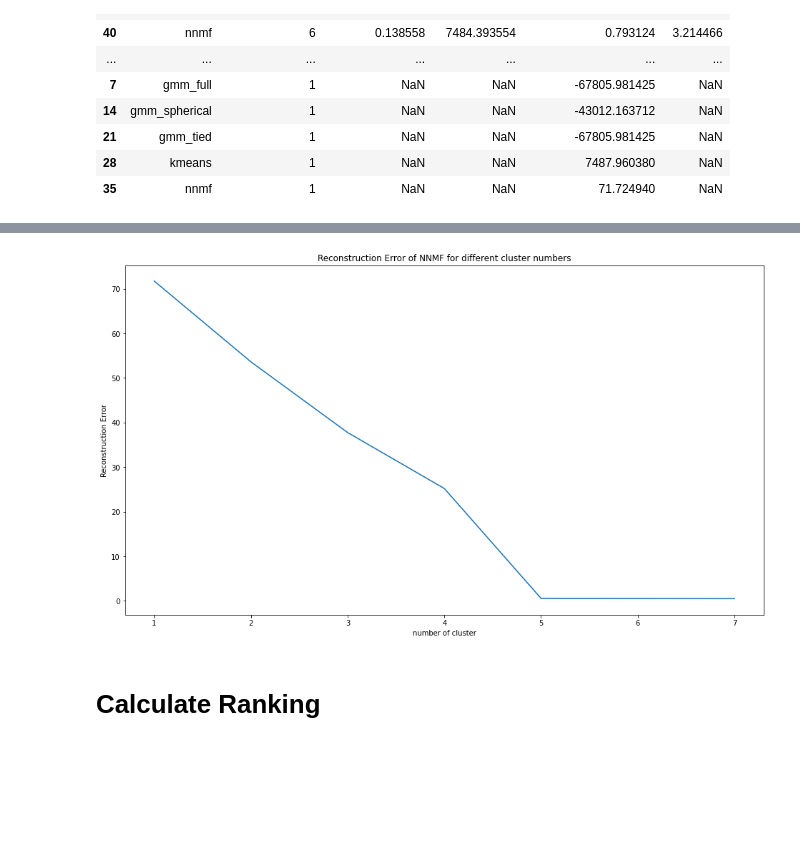
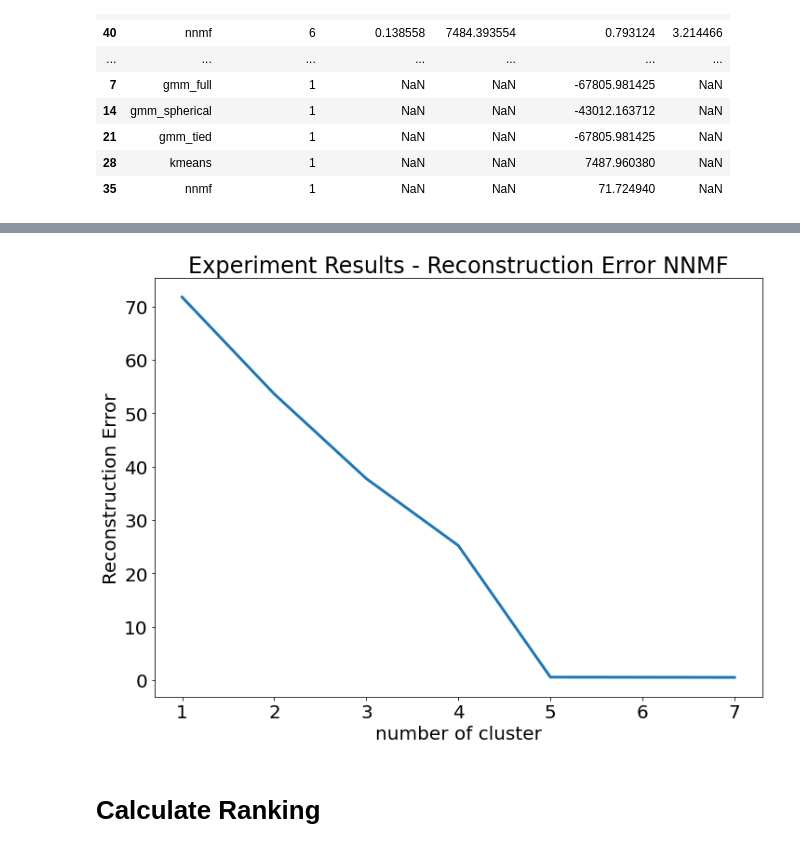
Before and after one commit to anuarsantoyo/master-thesis, a Jupyter notebook: clustering/Experiments_Clustering.ipynb, the cells around one changed output, grey strips where cells are left out. Drawn from its saved outputs; the diff is of its cells as text; code cells hidden in the pictures; blank space fills up the shorter version.

```diff
--- a/clustering/Experiments_Clustering.ipynb
+++ b/clustering/Experiments_Clustering.ipynb
@@ -11,6 +13,11 @@ from google.colab import drive
 drive.mount('/content/drive')
 # %% [output]
 Mounted at /content/drive
+# %%
+import matplotlib as mpl
+mpl.rcParams.update({'font.size': 20, 'lines.linewidth': 3, 'lines.markersize': 15, 'figure.figsize': (11.7, 8.27)}) #
+mpl.rcParams['ps.useafm'] = True
+mpl.rcParams['pdf.use14corefonts'] = True
 # %%
 %cd 'drive/MyDrive/GitHub/master-thesis'
 # %% [output]
@@ -31,7 +29,7 @@ To Do: Model specific score with 1 cluster
 # %%
 restart_experiments = False
 n_iterations = 10
-methods = ['gmm_full', 'gmm_tied', 'gmm_diag', 'gmm_spherical', 'kmeans'] #, 'nnmf'
+methods = ['gmm_full', 'kmeans', 'nnmf'] # 'gmm_tied', 'gmm_diag', 'gmm_spherical',
 list_n_cluster = np.arange(1,8,1)
 #if restart_experiments:
 #  random_seeds = np.random.randint(high=200, low=1, size=n_iterations)
@@ -179,13 +177,13 @@ plt.show()
 # %%
-fig, ax = plt.subplots(figsize=(16, 9))
+fig, ax = plt.subplots()
 sns.lineplot(data=df_results[df_results['method']=='nnmf'], x='number_cluster', y='model_specific_score') # Find elbow
-plt.title('Reconstruction Error of NNMF for different cluster numbers')
+plt.title('Experiment Results - Reconstruction Error NNMF')
 ax.set_ylabel('Reconstruction Error')
 ax.set_xlabel('number of cluster')
 fig.savefig("images/clustering_recerror_nnmf.png")
 plt.show()
 # %% [output]
-[figure, old version]
+[figure, new version]
 # %% [markdown]
 # Calculate Ranking
 # %%
```
Also changed, not shown: parts of 13 cells of this notebook, 10 other files.
